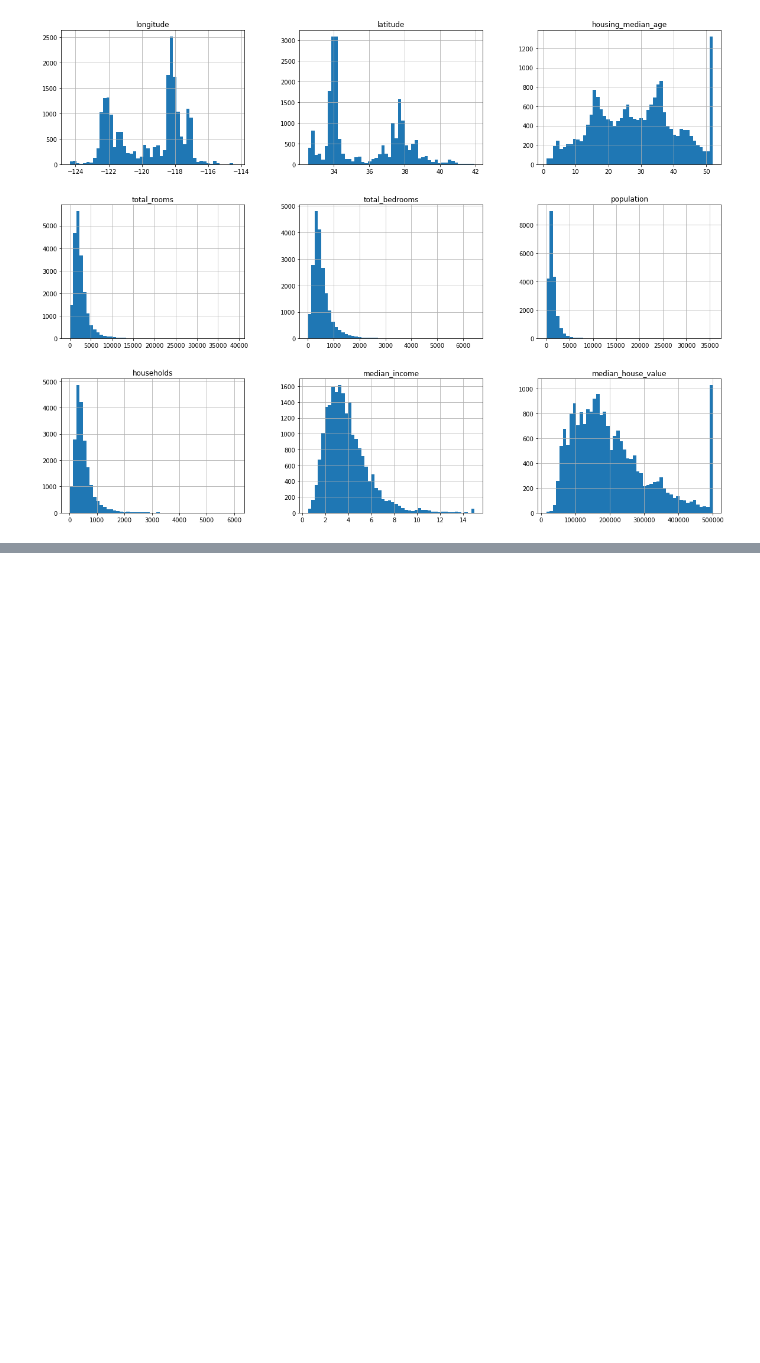
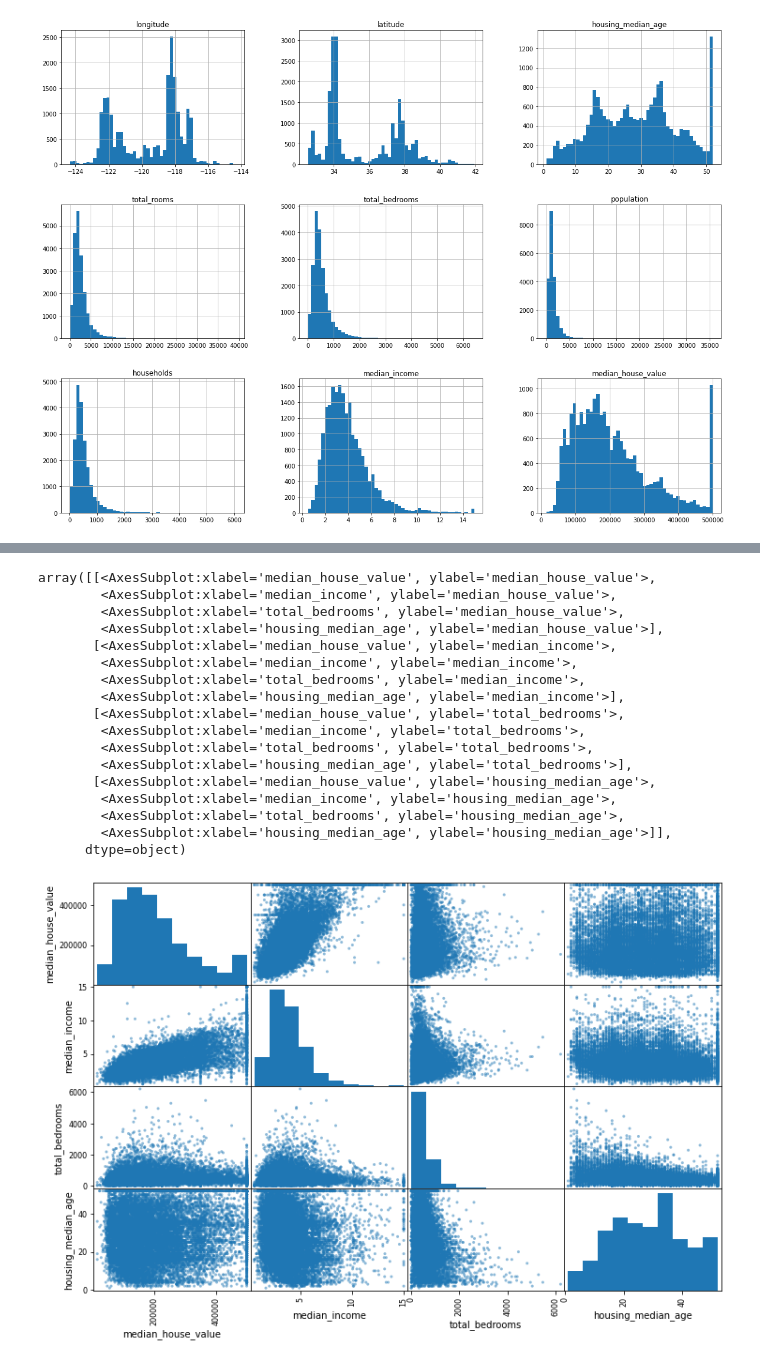
Before and after one commit to ashkan-maleki/hands_on_ml, a Jupyter notebook: jupyter_notebooks/02_end_to_end_machine_learning_project.ipynb, the cells around one changed output, grey strips where cells are left out. Cells and saved outputs as stored; diff of their text form; code cells hidden in the pictures; blank space fills up the shorter version.

Commit message:
correlation between attributes

```diff
--- a/jupyter_notebooks/02_end_to_end_machine_learning_project.ipynb
+++ b/jupyter_notebooks/02_end_to_end_machine_learning_project.ipynb
@@ -171,0 +182,22 @@ housing.plot(kind="scatter", x="longitude", y="latitude", alpha=0.4,
+# %%
+attributes = ["median_house_value", "median_income", "total_bedrooms", "housing_median_age"]
+scatter_matrix(housing[attributes], figsize=(12, 8))
+# %% [output]
+array([[<AxesSubplot:xlabel='median_house_value', ylabel='median_house_value'>,
+        <AxesSubplot:xlabel='median_income', ylabel='median_house_value'>,
+        <AxesSubplot:xlabel='total_bedrooms', ylabel='median_house_value'>,
+        <AxesSubplot:xlabel='housing_median_age', ylabel='median_house_value'>],
+       [<AxesSubplot:xlabel='median_house_value', ylabel='median_income'>,
+        <AxesSubplot:xlabel='median_income', ylabel='median_income'>,
+        <AxesSubplot:xlabel='total_bedrooms', ylabel='median_income'>,
+        <AxesSubplot:xlabel='housing_median_age', ylabel='median_income'>],
+       [<AxesSubplot:xlabel='median_house_value', ylabel='total_bedrooms'>,
+        <AxesSubplot:xlabel='median_income', ylabel='total_bedrooms'>,
+        <AxesSubplot:xlabel='total_bedrooms', ylabel='total_bedrooms'>,
+        <AxesSubplot:xlabel='housing_median_age', ylabel='total_bedrooms'>],
+       [<AxesSubplot:xlabel='median_house_value', ylabel='housing_median_age'>,
+        <AxesSubplot:xlabel='median_income', ylabel='housing_median_age'>,
+        <AxesSubplot:xlabel='total_bedrooms', ylabel='housing_median_age'>,
+        <AxesSubplot:xlabel='housing_median_age', ylabel='housing_median_age'>]],
+      dtype=object)
+[figure, added]
```
Also changed, not shown: parts of 4 cells of this notebook, 1 other file.
